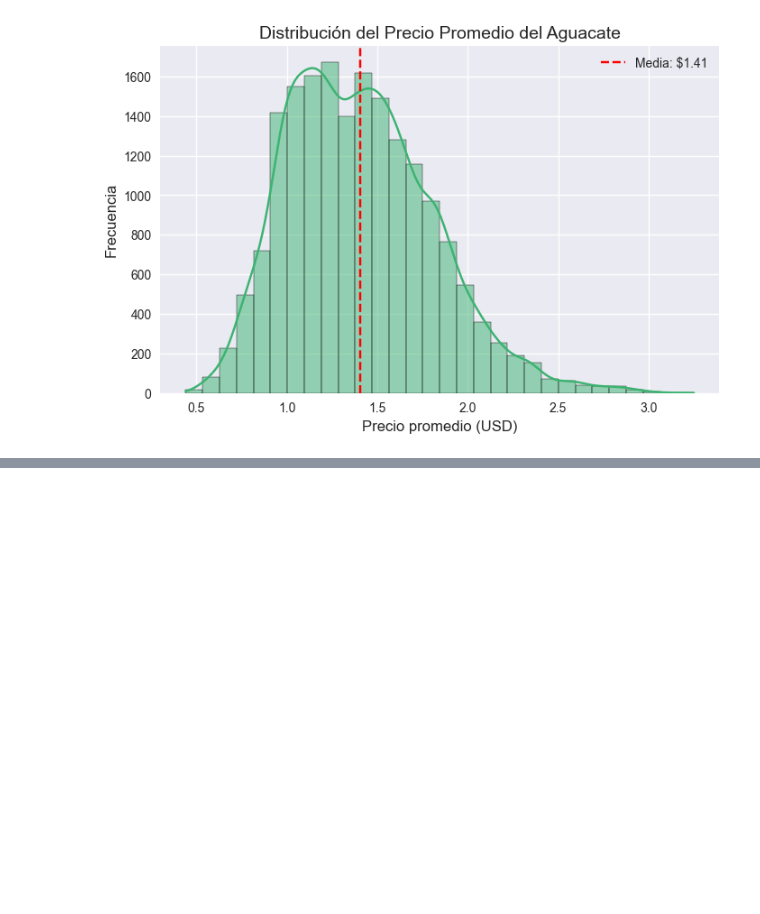
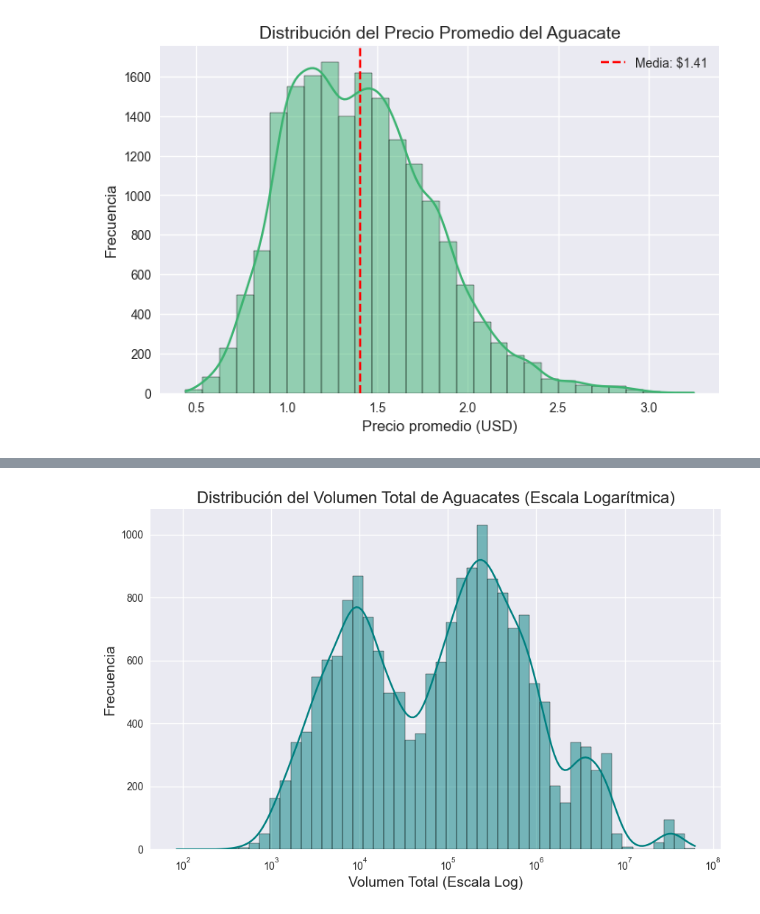
Before and after one commit to Alejma/ciencia-datos-P2, a Jupyter notebook: notebooks/1_analisis_descriptivo.ipynb, the cells around one changed output, grey strips where cells are left out. Saved outputs shown, nothing was run; the diff lists cells and outputs as text; code cells hidden in the pictures; blank space fills up the shorter version.

```diff
--- a/notebooks/1_analisis_descriptivo.ipynb
+++ b/notebooks/1_analisis_descriptivo.ipynb
@@ -100,0 +109,13 @@ plt.show()
+# %%
+# Histograma de Total Volume en escala logarítmica
+plt.figure(figsize=(10,6))
+sns.histplot(data=avocado, x='Total Volume', bins=50, kde=True, color='teal', log_scale=True)
+
+# Formato del gráfico
+plt.title('Distribución del Volumen Total de Aguacates (Escala Logarítmica)', fontsize=16)
+plt.xlabel('Volumen Total (Escala Log)', fontsize=14)
+plt.ylabel('Frecuencia', fontsize=14)
+plt.grid(True)
+plt.show()
+# %% [output]
+[figure, added]
```
Also changed, not shown: parts of 26 cells of this notebook, 2 other files.
